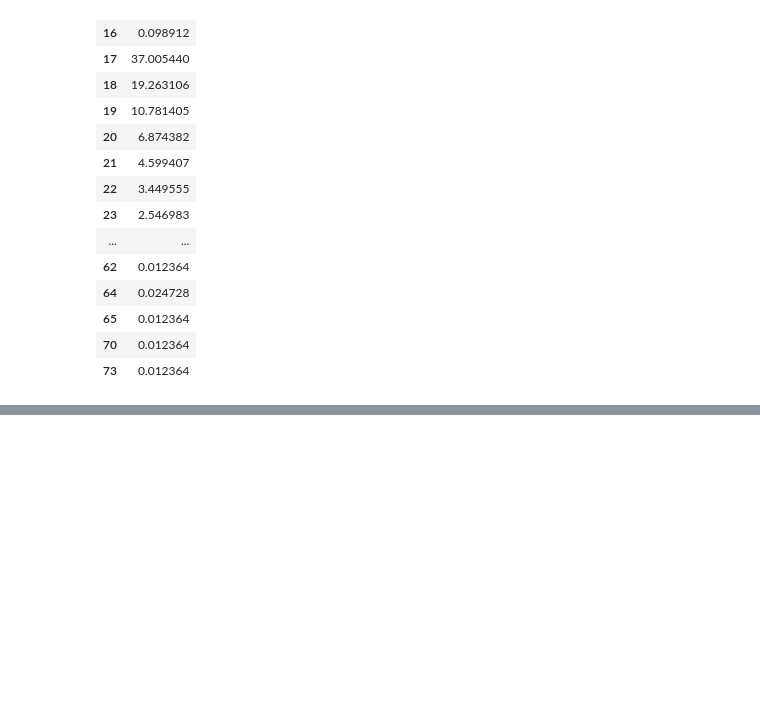
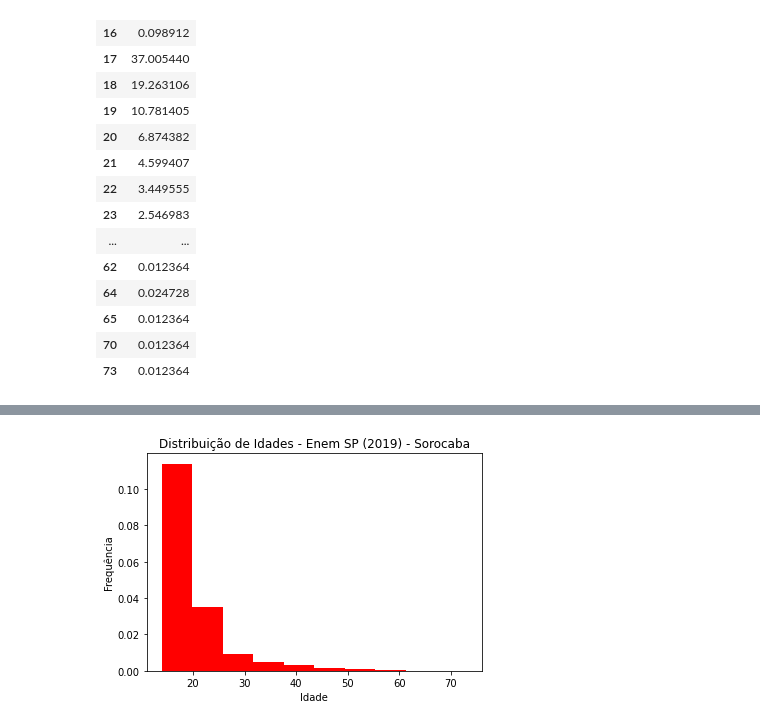
Before and after one commit to Matheusfarmaceutico/Estat-stica-e-An-lise-de-dados-com-Python, a Jupyter notebook: distribuicao_de_frequencia.ipynb, the cells around one changed output, grey strips where cells are left out. Cells and saved outputs as stored; diff of their text form; code cells hidden in the pictures; blank space fills up the shorter version.

```diff
--- a/distribuicao_de_frequencia.ipynb
+++ b/distribuicao_de_frequencia.ipynb
@@ -161,0 +182,16 @@ freq_perc_relativa
+# %%
+plt.hist(enem_sorocaba.IDADE,10,rwidth=1,color="red",density=True) #Density faz com que deixe de ser contagem
+plt.title("Distribuição de Idades - Enem SP (2019) - Sorocaba")
+plt.xlabel("Idade")
+plt.ylabel("Frequência")
+plt.show()
+
+
+# Faixa de idade com bins=10
+
+# 17-20 (diferenca = 3)
+# 3x0.14 = 0,14
+
+# A soma de cada um deles tem que dar 1.
+# %% [output]
+[figure, added]
```
Also changed, not shown: parts of 10 cells of this notebook.
